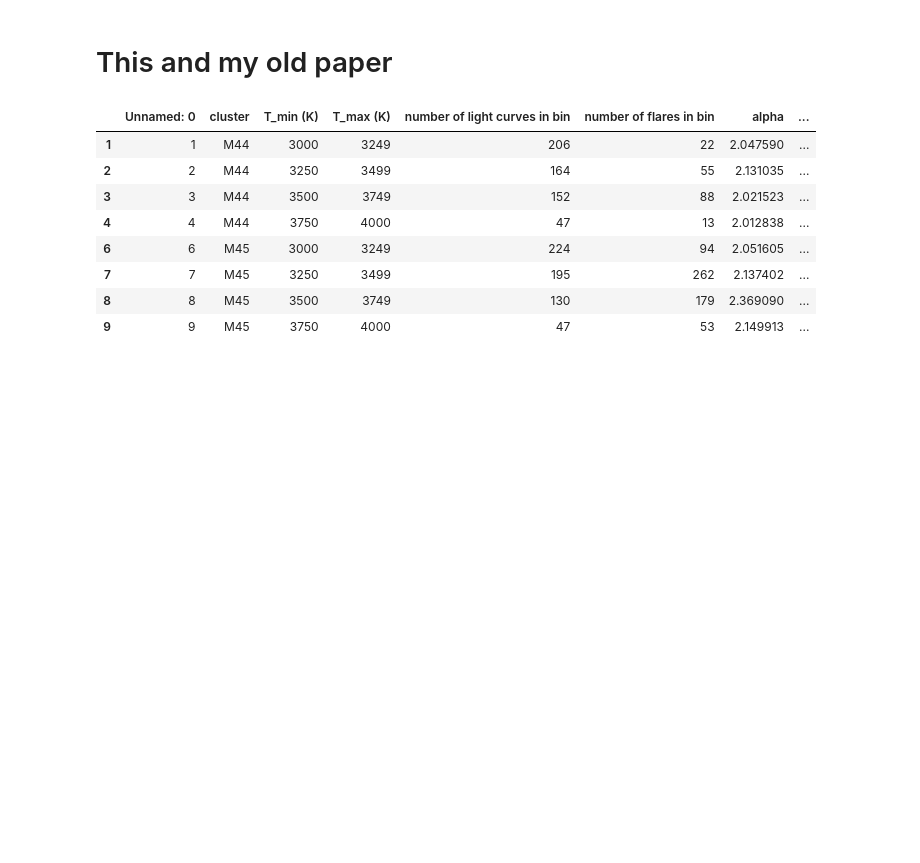
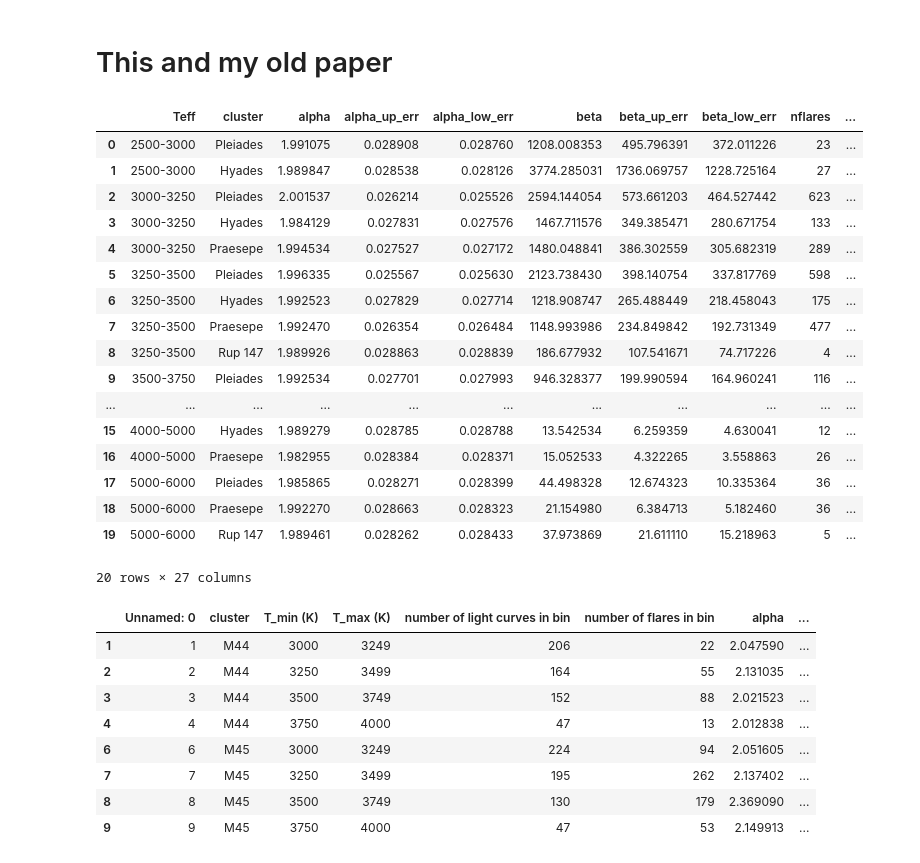
Before and after one commit to ekaterinailin/flares-in-clusters-with-k2-ii, a Jupyter notebook: VettingFlares/Compare_with_other_works_and_your_old_one.ipynb, the cells around one changed output. Cells and saved outputs as stored; diff of their text form; code cells hidden in the pictures; blank space fills up the shorter version.

```diff
--- a/VettingFlares/Compare_with_other_works_and_your_old_one.ipynb
+++ b/VettingFlares/Compare_with_other_works_and_your_old_one.ipynb
@@ -76,8 +80,28 @@ lin = [(Galpha, Gbeta, "G", "peru"),
 # %%
 df = pd.read_csv("tables/cluster_SpT_alphabeta.csv")
 dffull = pd.read_csv("tables/full_sample_alphabeta.csv").set_index("Unnamed: 0")
 alpha_en = float(dffull.loc["alpha_en","0"])
 beta_en = float(dffull.loc["beta_en","0"])
+df
+# %% [output]
+|  | Teff | cluster | alpha | alpha_up_err | alpha_low_err | beta | beta_up_err | beta_low_err | nflares | ... |
+| 0 | 2500-3000 | Pleiades | 1.991075 | 0.028908 | 0.028760 | 1208.008353 | 495.796391 | 372.011226 | 23 | ... |
+| 1 | 2500-3000 | Hyades | 1.989847 | 0.028538 | 0.028126 | 3774.285031 | 1736.069757 | 1228.725164 | 27 | ... |
+| 2 | 3000-3250 | Pleiades | 2.001537 | 0.026214 | 0.025526 | 2594.144054 | 573.661203 | 464.527442 | 623 | ... |
+| 3 | 3000-3250 | Hyades | 1.984129 | 0.027831 | 0.027576 | 1467.711576 | 349.385471 | 280.671754 | 133 | ... |
+| 4 | 3000-3250 | Praesepe | 1.994534 | 0.027527 | 0.027172 | 1480.048841 | 386.302559 | 305.682319 | 289 | ... |
+| 5 | 3250-3500 | Pleiades | 1.996335 | 0.025567 | 0.025630 | 2123.738430 | 398.140754 | 337.817769 | 598 | ... |
+| 6 | 3250-3500 | Hyades | 1.992523 | 0.027829 | 0.027714 | 1218.908747 | 265.488449 | 218.458043 | 175 | ... |
+| 7 | 3250-3500 | Praesepe | 1.992470 | 0.026354 | 0.026484 | 1148.993986 | 234.849842 | 192.731349 | 477 | ... |
+| 8 | 3250-3500 | Rup 147 | 1.989926 | 0.028863 | 0.028839 | 186.677932 | 107.541671 | 74.717226 | 4 | ... |
+| 9 | 3500-3750 | Pleiades | 1.992534 | 0.027701 | 0.027993 | 946.328377 | 199.990594 | 164.960241 | 116 | ... |
+| ... | ... | ... | ... | ... | ... | ... | ... | ... | ... | ... |
+| 15 | 4000-5000 | Hyades | 1.989279 | 0.028785 | 0.028788 | 13.542534 | 6.259359 | 4.630041 | 12 | ... |
+| 16 | 4000-5000 | Praesepe | 1.982955 | 0.028384 | 0.028371 | 15.052533 | 4.322265 | 3.558863 | 26 | ... |
+| 17 | 5000-6000 | Pleiades | 1.985865 | 0.028271 | 0.028399 | 44.498328 | 12.674323 | 10.335364 | 36 | ... |
+| 18 | 5000-6000 | Praesepe | 1.992270 | 0.028663 | 0.028323 | 21.154980 | 6.384713 | 5.182460 | 36 | ... |
+| 19 | 5000-6000 | Rup 147 | 1.989461 | 0.028262 | 0.028433 | 37.973869 | 21.611110 | 15.218963 | 5 | ... |
+20 rows × 27 columns
 # %%
 ilin = pd.read_csv("old_beta_ilin.csv")
 ilin = ilin[ilin['T_max (K)'] != 7000]
```
Also changed, not shown: parts of 4 cells of this notebook.
